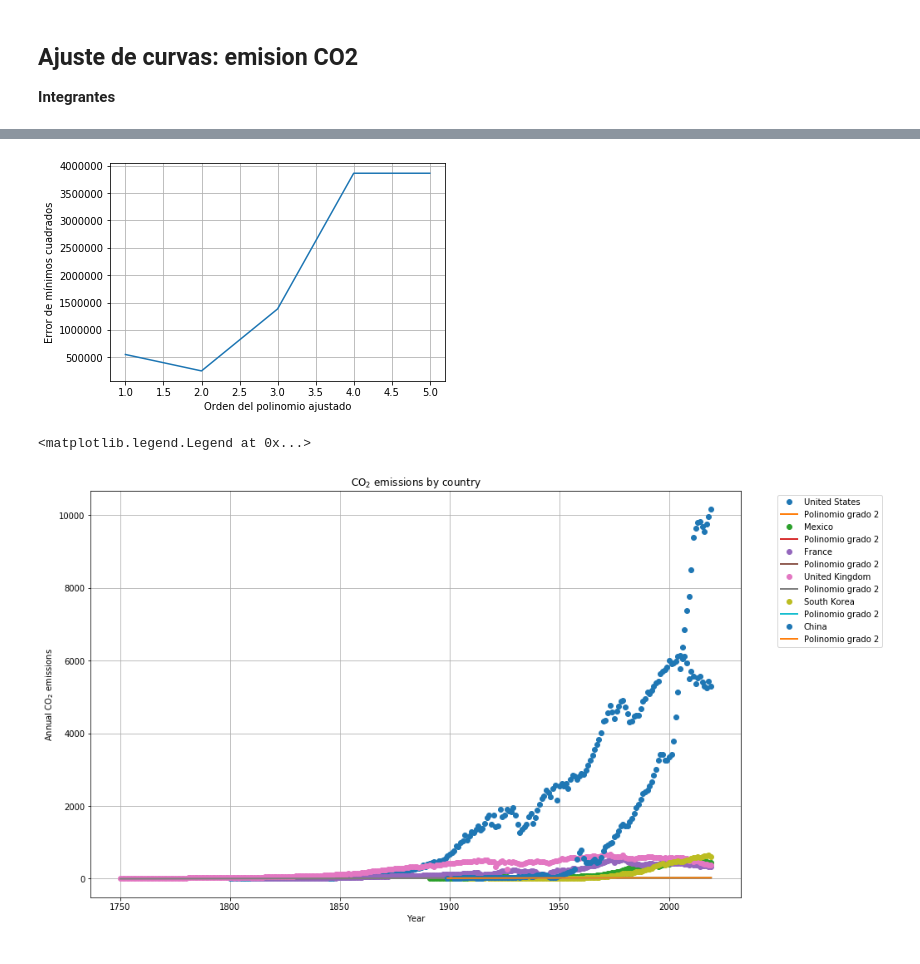
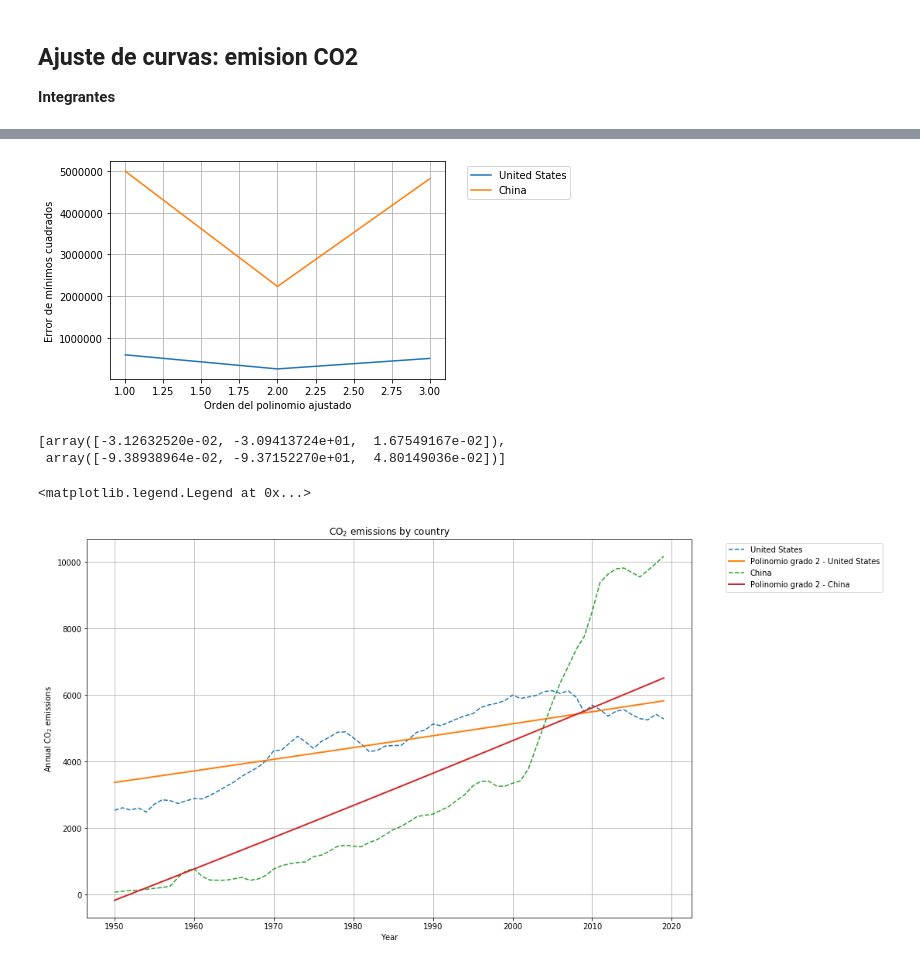
Before and after one commit to Jose-LiraAguas/proyecto1SM, a Jupyter notebook: Proyecto1.ipynb, the cells around one changed output, grey strips where cells are left out. Saved outputs shown, nothing was run; the diff lists cells and outputs as text; code cells hidden in the pictures.

```diff
--- a/Proyecto1.ipynb
+++ b/Proyecto1.ipynb
@@ -52,25 +38,32 @@ plt.legend(bbox_to_anchor=(1.05, 1), loc='upper left')
+# %%
+L = 100
 # %%
-def min_sq_nr(beta, x, y, N, l):
-    n = len(x)
-    poli = np.array([beta[i] * x**i for i in range(N + 1)]).sum(axis=0)
-    return (1 / (2 * n)) * ((y - poli)**2).sum() + l * np.linalg.norm(beta)**2
+def min_sq_N_ridge(beta, x_points, y_points, N, l):
+    n = len(x_points)
+    poli_N = np.array([beta[i] * x_points**i for i in range(N + 1)]).sum(axis=0)
+    return (1 / (2 * n)) * ((y_points - poli_N)**2).sum() + l * np.linalg.norm(beta)**2
-# %%
-L = 0.0001
 # %%
 error = []
+error_country = []
+max_poli = 4
 
-for i in range(1, 6):
-    beta_ini = np.zeros(i + 1)
-    solucion = opt.minimize(fun=min_sq_nr,
-                            x0=beta_ini,
-                            args=(country_data[0]['Year'], country_data[0]['Annual CO2 emissions'], i, L))
-    error.append(solucion.fun)
+for j in range(len(Code)):
+    error_country = []
+    for i in range(1, max_poli):
+        beta_ini = np.zeros(i + 1)
+        solucion = opt.minimize(fun=min_sq_N_ridge,
+                                x0=beta_ini,
+                                args=(country_data[j]['Year'], country_data[j]['Annual CO2 emissions'], i, L))
+        error_country.append(solucion.fun)
+    error.append(error_country)
 # %%
 plt.figure(figsize=(6, 4))
-plt.plot(range(1, 6), error)
+for i in range(len(error)):
+    plt.plot(range(1, max_poli), error[i], label=country_data[i]['Entity'][0])
 plt.xlabel('Orden del polinomio ajustado')
 plt.ylabel('Error de mínimos cuadrados')
+plt.legend(bbox_to_anchor=(1.05, 1), loc='upper left')
 plt.grid()
 # %% [output]
-[figure, old version]
+[figure, new version]
 # %%
@@ -82,10 +79,16 @@ beta_nr = solucion.x
+# %%
+beta_graf
+# %% [output]
+[array([-3.12632520e-02, -3.09413724e+01,  1.67549167e-02]),
+ array([-9.38938964e-02, -9.37152270e+01,  4.80149036e-02])]
 # %%
 plt.figure(figsize=(14,9))
 for i in range(len(Code)):
-    plt.plot(country_data[i]['Year'], country_data[i]['Annual CO2 emissions'], 'o', label=country_data[i]['Entity'][0])
+    Country_name = country_data[i]['Entity'][0]
+    plt.plot(country_data[i]['Year'], country_data[i]['Annual CO2 emissions'], '--', label=Country_name)
     x_num = np.linspace(min(country_data[i]['Year']), max(country_data[i]['Year']))
-    y_fit = np.array([beta_nr[j] * x_num**j for j in range(poli + 1)]).sum(axis=0)
-    plt.plot(x_num, y_fit, lw=2, label=f'Polinomio grado {poli}')
+    y_fit = np.array([beta_graf[i][j] * x_num**j for j in range(poli[i] + 1)]).sum(axis=0)
+    plt.plot(x_num, y_fit, lw=2, label=f'Polinomio grado {poli[i]} - {Country_name}')
 
 plt.xlabel('Year')
 plt.ylabel('Annual CO$ _2$ emissions')
@@ -94,4 +97,4 @@ plt.grid()
 plt.legend(bbox_to_anchor=(1.05, 1), loc='upper left')
 # %% [output]
 <matplotlib.legend.Legend at 0x...>
-[figure, old version]
+[figure, new version]
```
Also changed, not shown: parts of 12 cells of this notebook.
